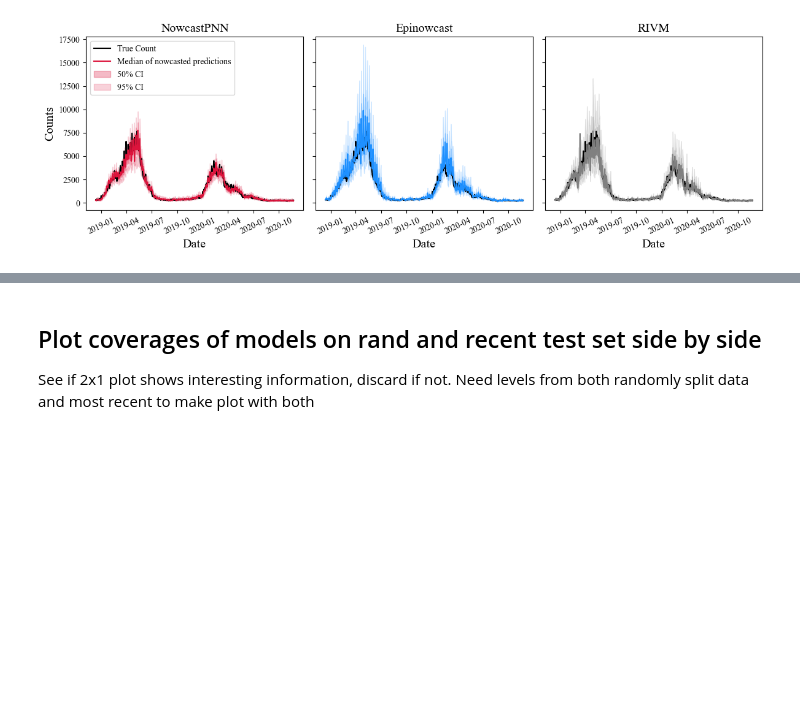
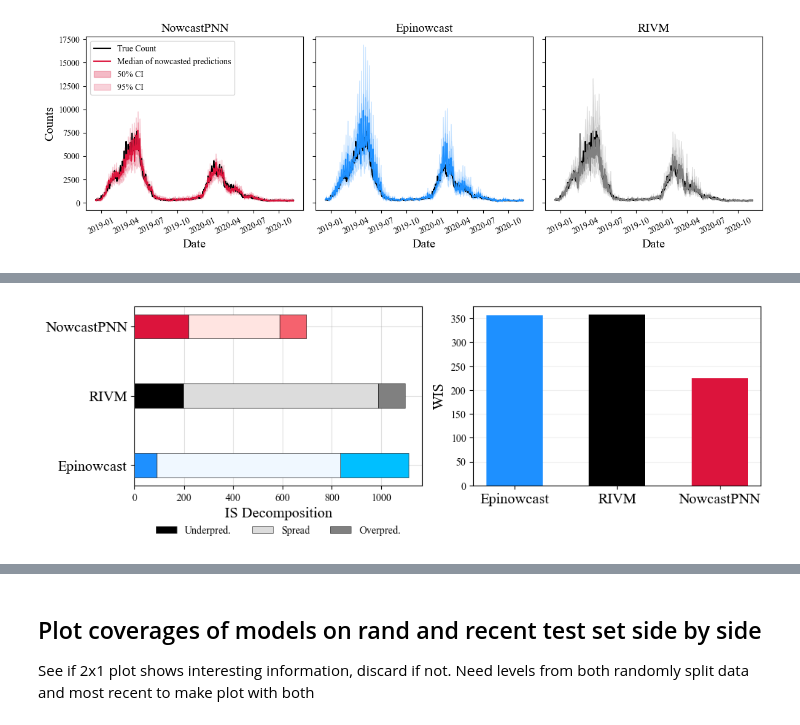
Before and after one commit to silaskoemen/NowcastPNN, a Jupyter notebook: src/model_comparisons.ipynb, the cells around one changed output, grey strips where cells are left out. Saved outputs shown, nothing was run; the diff lists cells and outputs as text; code cells hidden in the pictures; blank space fills up the shorter version.

```diff
--- a/src/model_comparisons.ipynb
+++ b/src/model_comparisons.ipynb
@@ -225,0 +268,5 @@ plot_sameday_nowcast_recent(test_loader=test_loader, test_idcs=test_idcs, levels
+# %%
+from plotting import plot_is_decomp_wis
+plot_is_decomp_wis(epi_score_dict=epi_score_dict, rivm_score_dict=rivm_score_dict, pnn_score_dict=pnn_score_dict, save=True, random_split=RANDOM_SPLIT, suffix = "_80obs")
+# %% [output]
+[figure, added]
```
Also changed, not shown: parts of 12 cells of this notebook, 26 other files.
